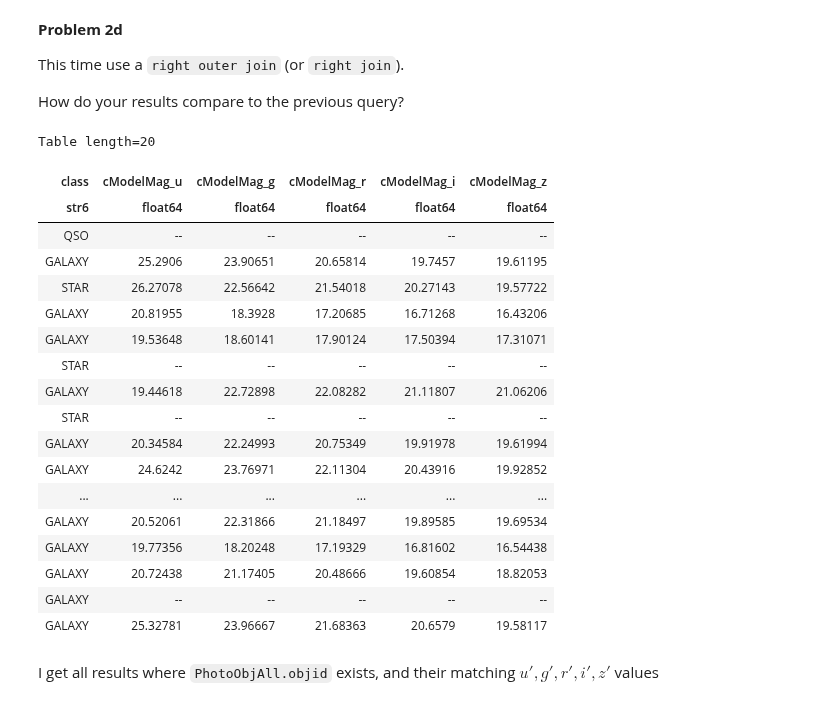
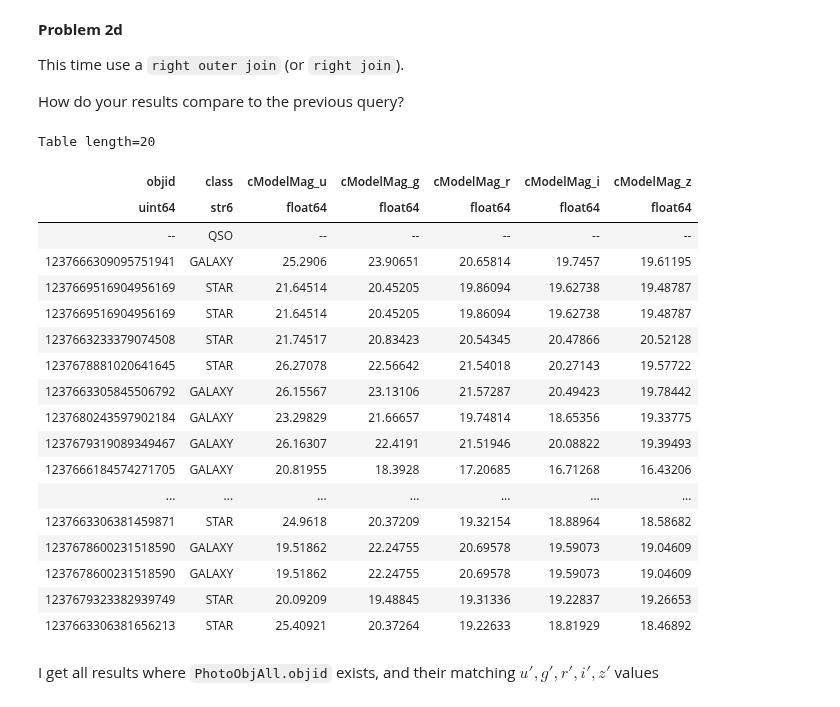
Before and after one commit to ASTR154/sql-tutorial, a Jupyter notebook: IntroToSQLite.ipynb, the cells around one changed output. Drawn from its saved outputs; the diff is of its cells as text; code cells hidden in the pictures.

```diff
--- a/IntroToSQLite.ipynb
+++ b/IntroToSQLite.ipynb
@@ -221,28 +221,28 @@ This time use a `right outer join` (or `right join`).
 
 How do your results compare to the previous query?
 # %%
-SDSS.query_sql("""SELECT TOP 20 class, cModelMag_u, cModelMag_g, cModelMag_r, cModelMag_i, cModelMag_z FROM PhotoObjAll
+SDSS.query_sql("""SELECT TOP 20 objid, class, cModelMag_u, cModelMag_g, cModelMag_r, cModelMag_i, cModelMag_z FROM PhotoObjAll
                     RIGHT OUTER JOIN specObjAll on PhotoObjAll.objid = specObjAll.bestobjid""")
 # %% [output]
 Table length=20
-| class | cModelMag_u | cModelMag_g | cModelMag_r | cModelMag_i | cModelMag_z |
-| str6 | float64 | float64 | float64 | float64 | float64 |
-| QSO | -- | -- | -- | -- | -- |
-| GALAXY | 25.2906 | 23.90651 | 20.65814 | 19.7457 | 19.61195 |
-| STAR | 26.27078 | 22.56642 | 21.54018 | 20.27143 | 19.57722 |
-| GALAXY | 20.81955 | 18.3928 | 17.20685 | 16.71268 | 16.43206 |
-| GALAXY | 19.53648 | 18.60141 | 17.90124 | 17.50394 | 17.31071 |
-| STAR | -- | -- | -- | -- | -- |
-| GALAXY | 19.44618 | 22.72898 | 22.08282 | 21.11807 | 21.06206 |
-| STAR | -- | -- | -- | -- | -- |
-| GALAXY | 20.34584 | 22.24993 | 20.75349 | 19.91978 | 19.61994 |
-| GALAXY | 24.6242 | 23.76971 | 22.11304 | 20.43916 | 19.92852 |
-| ... | ... | ... | ... | ... | ... |
-| GALAXY | 20.52061 | 22.31866 | 21.18497 | 19.89585 | 19.69534 |
-| GALAXY | 19.77356 | 18.20248 | 17.19329 | 16.81602 | 16.54438 |
-| GALAXY | 20.72438 | 21.17405 | 20.48666 | 19.60854 | 18.82053 |
-| GALAXY | -- | -- | -- | -- | -- |
-| GALAXY | 25.32781 | 23.96667 | 21.68363 | 20.6579 | 19.58117 |
+| objid | class | cModelMag_u | cModelMag_g | cModelMag_r | cModelMag_i | cModelMag_z |
+| uint64 | str6 | float64 | float64 | float64 | float64 | float64 |
+| -- | QSO | -- | -- | -- | -- | -- |
+| 1237666309095751941 | GALAXY | 25.2906 | 23.90651 | 20.65814 | 19.7457 | 19.61195 |
+| 1237669516904956169 | STAR | 21.64514 | 20.45205 | 19.86094 | 19.62738 | 19.48787 |
+| 1237669516904956169 | STAR | 21.64514 | 20.45205 | 19.86094 | 19.62738 | 19.48787 |
+| 1237663233379074508 | STAR | 21.74517 | 20.83423 | 20.54345 | 20.47866 | 20.52128 |
+| 1237678881020641645 | STAR | 26.27078 | 22.56642 | 21.54018 | 20.27143 | 19.57722 |
+| 1237663305845506792 | GALAXY | 26.15567 | 23.13106 | 21.57287 | 20.49423 | 19.78442 |
+| 1237680243597902184 | GALAXY | 23.29829 | 21.66657 | 19.74814 | 18.65356 | 19.33775 |
+| 1237679319089349467 | GALAXY | 26.16307 | 22.4191 | 21.51946 | 20.08822 | 19.39493 |
+| 1237666184574271705 | GALAXY | 20.81955 | 18.3928 | 17.20685 | 16.71268 | 16.43206 |
+| ... | ... | ... | ... | ... | ... | ... |
+| 1237663306381459871 | STAR | 24.9618 | 20.37209 | 19.32154 | 18.88964 | 18.58682 |
+| 1237678600231518590 | GALAXY | 19.51862 | 22.24755 | 20.69578 | 19.59073 | 19.04609 |
+| 1237678600231518590 | GALAXY | 19.51862 | 22.24755 | 20.69578 | 19.59073 | 19.04609 |
+| 1237679323382939749 | STAR | 20.09209 | 19.48845 | 19.31336 | 19.22837 | 19.26653 |
+| 1237663306381656213 | STAR | 25.40921 | 20.37264 | 19.22633 | 18.81929 | 18.46892 |
 # %% [markdown]
 I get all results where `PhotoObjAll.objid` exists, and their matching $u', g', r', i', z'$ values
 # %% [markdown]
```
Also changed, not shown: parts of 2 cells of this notebook.
